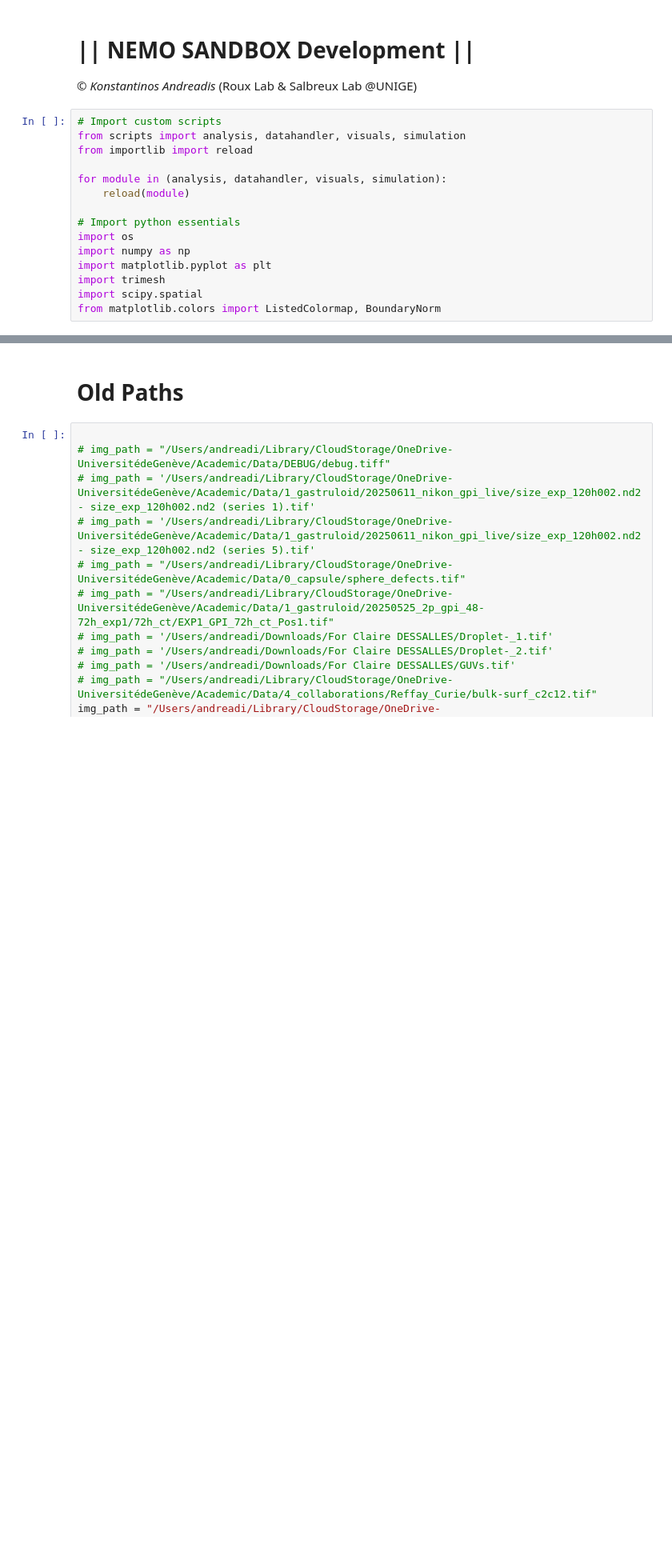
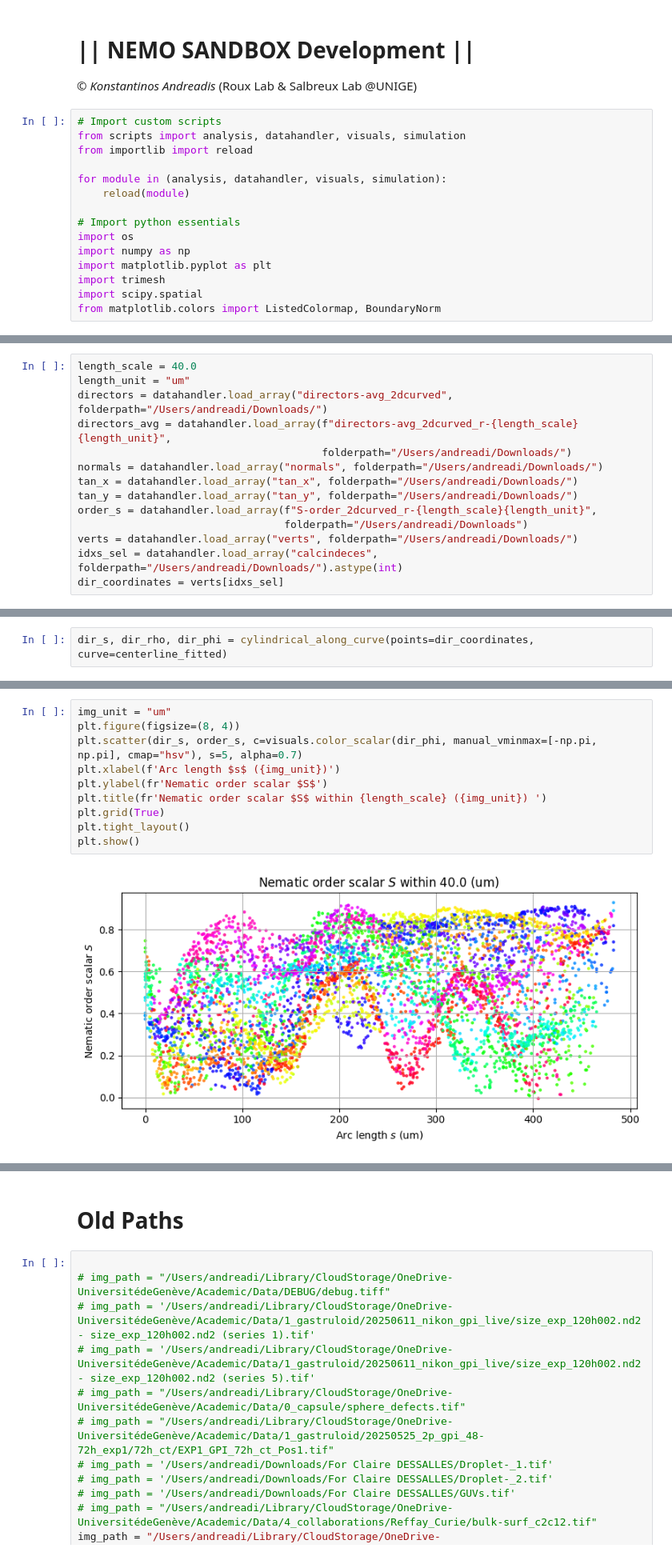
Before and after one commit to unige-biochem/nemo, a Jupyter notebook: debugging/sandbox.ipynb, the cells around one changed output, grey strips where cells are left out. Shown at 80% size. Cells and saved outputs as stored; diff of their text form; blank space fills up the shorter version.

```diff
--- a/debugging/sandbox.ipynb
+++ b/debugging/sandbox.ipynb
@@ -18,0 +204,14 @@ from matplotlib.colors import ListedColormap, BoundaryNorm
+# %%
+length_scale = 40.0
+length_unit = "um"
+directors = datahandler.load_array("directors-avg_2dcurved", folderpath="/Users/andreadi/Downloads/")
+directors_avg = datahandler.load_array(f"directors-avg_2dcurved_r-{length_scale}{length_unit}",
+                                       folderpath="/Users/andreadi/Downloads/")
+normals = datahandler.load_array("normals", folderpath="/Users/andreadi/Downloads/")
+tan_x = datahandler.load_array("tan_x", folderpath="/Users/andreadi/Downloads/")
+tan_y = datahandler.load_array("tan_y", folderpath="/Users/andreadi/Downloads/")
+order_s = datahandler.load_array(f"S-order_2dcurved_r-{length_scale}{length_unit}",
+                                 folderpath="/Users/andreadi/Downloads")
+verts = datahandler.load_array("verts", folderpath="/Users/andreadi/Downloads/")
+idxs_sel = datahandler.load_array("calcindeces", folderpath="/Users/andreadi/Downloads/").astype(int)
+dir_coordinates = verts[idxs_sel]
@@ -18,0 +227,2 @@ from matplotlib.colors import ListedColormap, BoundaryNorm
+# %%
+dir_s, dir_rho, dir_phi = cylindrical_along_curve(points=dir_coordinates, curve=centerline_fitted)
@@ -18,0 +236,12 @@ from matplotlib.colors import ListedColormap, BoundaryNorm
+# %%
+img_unit = "um"
+plt.figure(figsize=(8, 4))
+plt.scatter(dir_s, order_s, c=visuals.color_scalar(dir_phi, manual_vminmax=[-np.pi, np.pi], cmap="hsv"), s=5, alpha=0.7)
+plt.xlabel(f'Arc length $s$ ({img_unit})')
+plt.ylabel(fr'Nematic order scalar $S$')
+plt.title(fr'Nematic order scalar $S$ within {length_scale} ({img_unit}) ')
+plt.grid(True)
+plt.tight_layout()
+plt.show()
+# %% [output]
+[figure, added]
```
Also changed, not shown: parts of 13 cells of this notebook, 2 other files.
